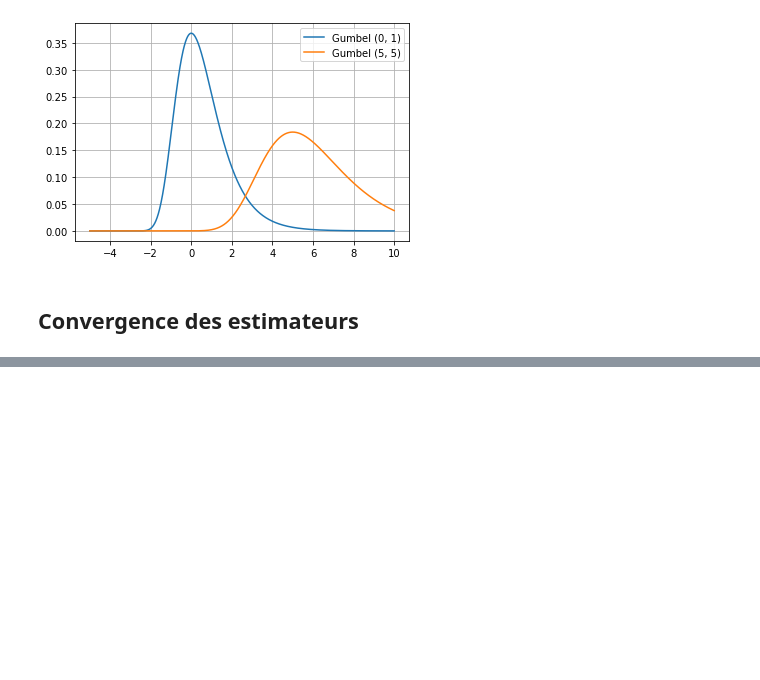
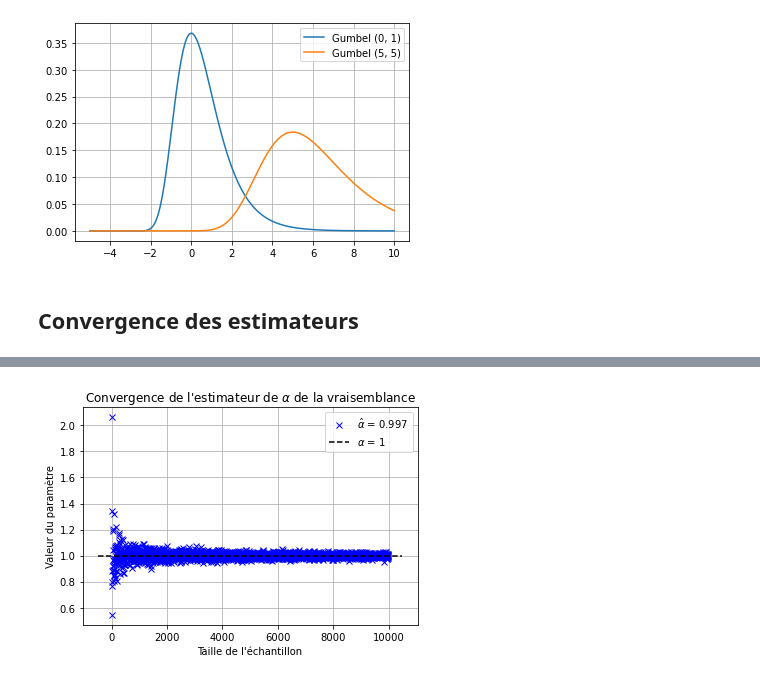
Before and after one commit to arthurviens/Estimation_GaussianProcess_MCMC_Project, a Jupyter notebook: prob1/pb1q4.ipynb, the cells around one changed output, grey strips where cells are left out. Drawn from its saved outputs; the diff is of its cells as text; code cells hidden in the pictures; blank space fills up the shorter version.

```diff
--- a/prob1/pb1q4.ipynb
+++ b/prob1/pb1q4.ipynb
@@ -30,0 +31,4 @@ test_m_convergence(0, "moments", N=10000)
+# %%
+test_alpha_convergence(1, "likelihood", N=10000)
+# %% [output]
+[figure, added]
```
Also changed, not shown: parts of 3 cells of this notebook, 1 other file.
